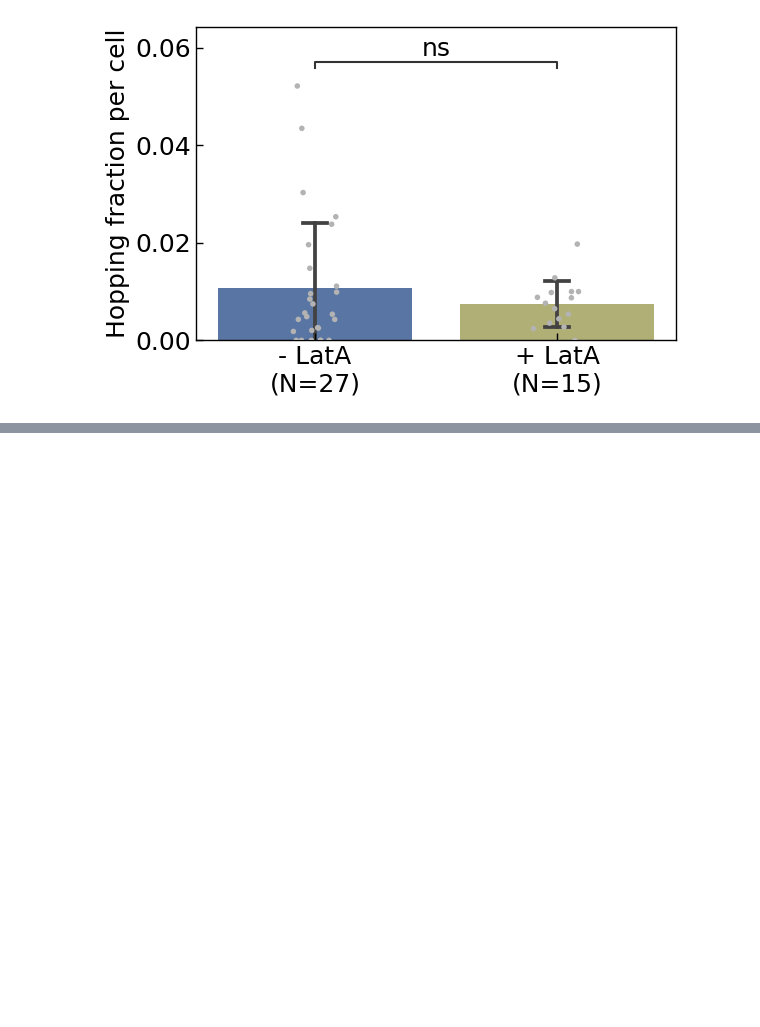
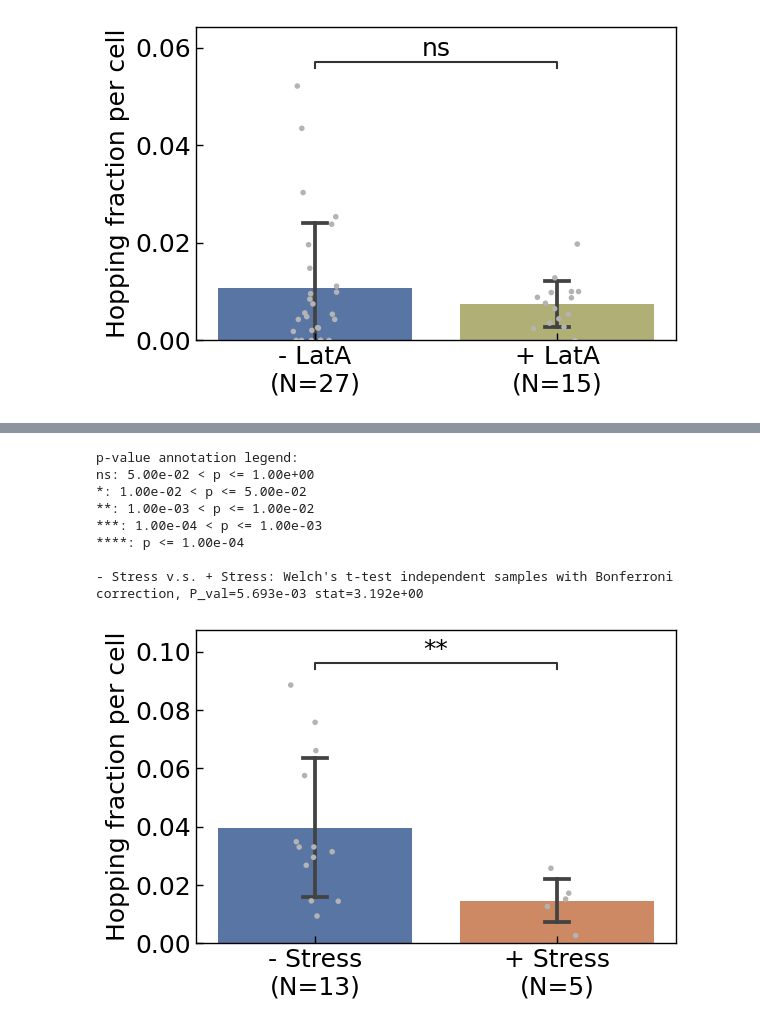
Before and after one commit to walterlab-um/Hyperosmotic_Confinement-Jump, a Jupyter notebook: jupyter_notebooks/Fraction of track flagged_barplot.ipynb, the cells around one changed output, grey strips where cells are left out. Drawn from its saved outputs; the diff is of its cells as text; code cells hidden in the pictures; blank space fills up the shorter version.

```diff
--- a/jupyter_notebooks/Fraction of track flagged_barplot.ipynb
+++ b/jupyter_notebooks/Fraction of track flagged_barplot.ipynb
@@ -771,0 +792,76 @@ ns: 5.00e-02 < p <= 1.00e+00
+# %%
+def load_and_label(csv_files, label):
+    dfs = []
+    for file in csv_files:
+        df = pd.read_csv(file)
+        df['label'] = label
+        dfs.append(df)
+    return pd.concat(dfs, ignore_index=True)
+# %%
+without_latA = load_and_label(csv_files_1, '- Stress')
+with_latA = load_and_label(csv_files_2, '+ Stress')
+
+results_df = pd.concat([without_latA, with_latA], ignore_index=True)
+# %%
+desired_order = ['- Stress', '+ Stress']
+condition_counter = {label: results_df[results_df['label'] == label].shape[0] for label in desired_order}
+# %%
+# Plotting
+plt.figure(figsize=(6, 4))
+
+# Define the custom colors
+custom_palette = {
+    "- Stress": "#4C72B0",      # Standard blue
+    "+ Stress": "#DD8452"
+}
+
+# Bar plot with strip plot overlay, ensuring the order
+ax = sns.barplot(data=results_df, x="label", y="fraction", ci='sd', capsize=0.1, estimator=np.mean, order=desired_order, palette=custom_palette)
+sns.stripplot(data=results_df, x="label", y="fraction", color="0.7", size=4, jitter=True, order=desired_order)
+
+# Add statistical annotations
+box_pairs = [
+    ("- Stress", "+ Stress"),
+]
+add_stat_annotation(ax, data=results_df, x="label", y="fraction", box_pairs=box_pairs, test="t-test_welch",
+                    text_format="star", loc='inside', verbose=2, order=desired_order, fontsize=18)
+
+# Customize axis labels and layout
+plt.ylabel("Hopping fraction per cell", fontsize=18)
+plt.xlabel("")
+plt.ylim(0, None)
+
+# Customize x-tick labels with row counts
+labels_with_counts = [f"{label}\n(N={count})" for label, count in condition_counter.items()]
+ax.set_xticklabels(labels_with_counts, ha="center", fontsize=18)
+
+# Customize spines
+for spine in plt.gca().spines.values():
+    spine.set_linewidth(1)
+
+plt.gca().tick_params(
+    axis="both",
+    which="major",
+    labelsize=18,
+    direction="in",
+    bottom=True,
+    left=True,
+    length=5,
+    width=1,
+)
+plt.gca().set_axisbelow(False)
+
+# Save and show the plot
+plt.tight_layout()
+plt.savefig("fraction_hopped_plot_ER_stress.png", format="png", bbox_inches="tight", dpi=300)
+plt.show()
+# %% [output]
+p-value annotation legend:
+ns: 5.00e-02 < p <= 1.00e+00
+*: 1.00e-02 < p <= 5.00e-02
+**: 1.00e-03 < p <= 1.00e-02
+***: 1.00e-04 < p <= 1.00e-03
+****: p <= 1.00e-04
+
+- Stress v.s. + Stress: Welch's t-test independent samples with Bonferroni correction, P_val=5.693e-03 stat=3.192e+00
+[figure, added]
```
Also changed, not shown: parts of 3 cells of this notebook.
